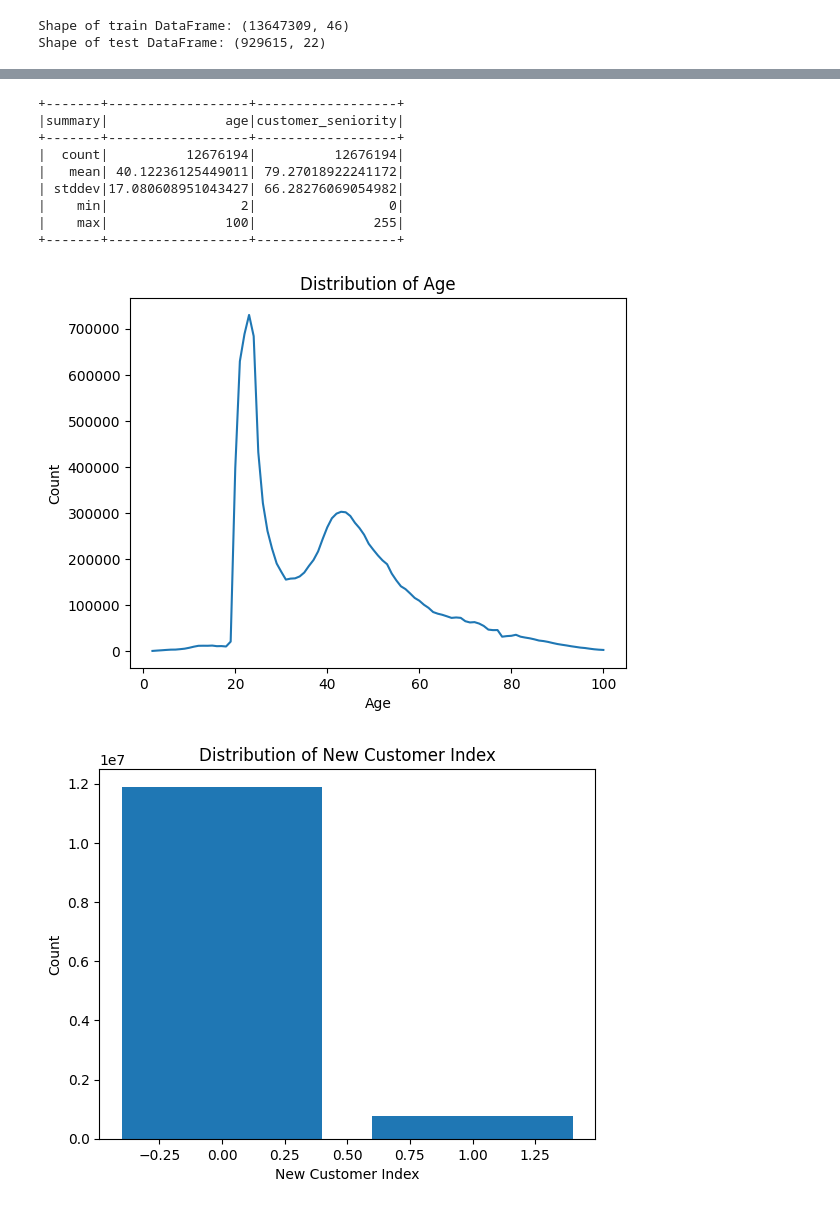
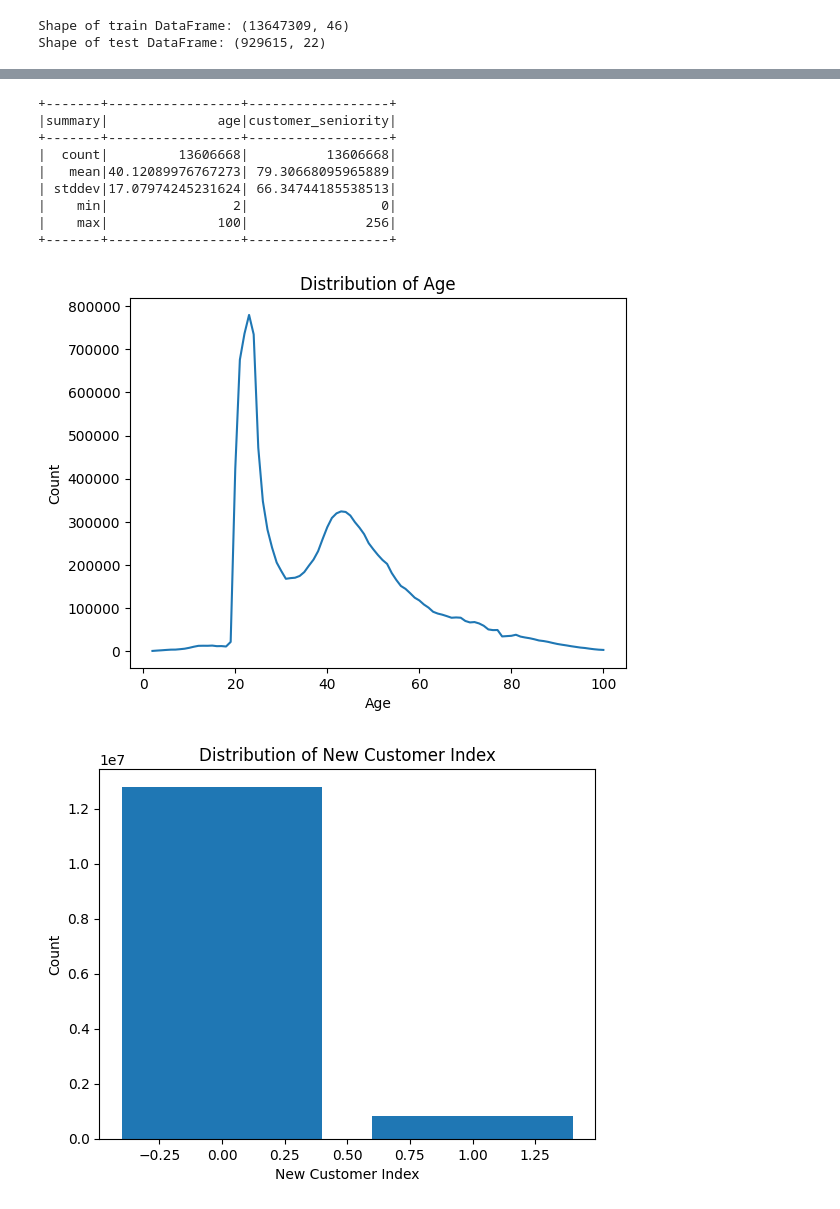
Before and after one commit to varsha6319/Product_Rec, a Jupyter notebook: Step_1.ipynb, the cells around one changed output, grey strips where cells are left out. Cells and saved outputs as stored; diff of their text form; code cells hidden in the pictures.

```diff
--- a/Step_1.ipynb
+++ b/Step_1.ipynb
@@ -285,6 +285,6 @@ intermediate_data_0528 = preprocess_data(intermediate_data_0528)
+# %%
+train_df = preprocess_data(train_df)
+test_data = preprocess_data(test_df)
 # %%
-historical_data = historical_data.withColumn("payroll", col("payroll").cast("int")) \
+train_data = train_df.withColumn("payroll", col("payroll").cast("int")) \
                                 .withColumn("pensions_nom", col("pensions_nom").cast("int"))
-
-intermediate_data_0528 = intermediate_data_0528.withColumn("payroll", col("payroll").cast("int")) \
-                                .withColumn("pensions_nom", col("pensions_nom").cast("int"))
@@ -293,7 +291,7 @@ test_data = preprocess_data(test_df)
 # %%
 # Calculate the median age, household
-median_age = historical_data.select(percentile_approx("age", 0.5).alias("median_age")).collect()[0][0]
-median_household_income = historical_data.select(percentile_approx("household_income", 0.5).alias("median_household_income")).collect()[0][0]
+median_age = train_data.select(percentile_approx("age", 0.5).alias("median_age")).collect()[0][0]
+median_household_income = train_data.select(percentile_approx("household_income", 0.5).alias("median_household_income")).collect()[0][0]
 
 print(median_age)
 print(median_household_income)
@@ -309,8 +307,7 @@ def impute_data(df, median_age, median_household_income):
 # %%
 # Data imputation with median data
 
-historical_data = impute_data(historical_data, median_age, median_household_income)
-intermediate_data_0528 = impute_data(intermediate_data_0528, median_age, median_household_income)
+train_data = impute_data(train_data, median_age, median_household_income)
 test_data = impute_data(test_data, median_age, median_household_income)
 # %%
 demographic_cols = [
@@ -320,7 +317,7 @@ demographic_cols = [
     "new_customer_index",
     "customer_seniority"
 ]
-demographics_df = historical_data.select(demographic_cols)
+demographics_df = train_data.select(demographic_cols)
 
 # Summary statistics for numerical columns
 demographics_df.describe("age", "customer_seniority").show()
@@ -329,41 +326,41 @@ demographics_df.describe("age", "customer_seniority").show()
 age_distribution = demographics_df.groupBy("age").count().orderBy("age").collect()
 age_values = [row["age"] for row in age_distribution]
 age_counts = [row["count"] for row in age_distribution]
 plt.plot(age_values, age_counts)
 plt.title("Distribution of Age")
 plt.xlabel("Age")
 plt.ylabel("Count")
 plt.show()
 
 
 # new customer index
 new_customer_distribution = demographics_df.groupBy("new_customer_index").count().collect()
 new_customer_labels = [row["new_customer_index"] for row in new_customer_distribution]
 new_customer_counts = [row["count"] for row in new_customer_distribution]
 plt.bar(new_customer_labels, new_customer_counts)
 plt.title("Distribution of New Customer Index")
 plt.xlabel("New Customer Index")
 plt.ylabel("Count")
 plt.show()
 
 # Customer seniority
 customer_seniority_distribution = demographics_df.groupBy("customer_seniority").count().orderBy("customer_seniority").collect()
 seniority_values = [row["customer_seniority"] for row in customer_seniority_distribution]
 seniority_counts = [row["count"] for row in customer_seniority_distribution]
 plt.plot(seniority_values, seniority_counts)
 plt.title("Distribution of Customer Seniority")
 plt.xlabel("Customer Seniority")
 plt.ylabel("Count")
 plt.show()
 # %% [output]
-+-------+------------------+------------------+
-|summary|               age|customer_seniority|
-+-------+------------------+------------------+
-|  count|          12676194|          12676194|
-|   mean| 40.12236125449011| 79.27018922241172|
-| stddev|17.080608951043427| 66.28276069054982|
-|    min|                 2|                 0|
-|    max|               100|               255|
-+-------+------------------+------------------+
++-------+-----------------+------------------+
+|summary|              age|customer_seniority|
++-------+-----------------+------------------+
+|  count|         13606668|          13606668|
+|   mean|40.12089976767273| 79.30668095965889|
+| stddev|17.07974245231624| 66.34744185538513|
+|    min|                2|                 0|
+|    max|              100|               256|
++-------+-----------------+------------------+
-[figure, old version]
+[figure, new version]
-[figure, old version]
+[figure, new version]
```
Also changed, not shown: parts of 20 cells of this notebook.
